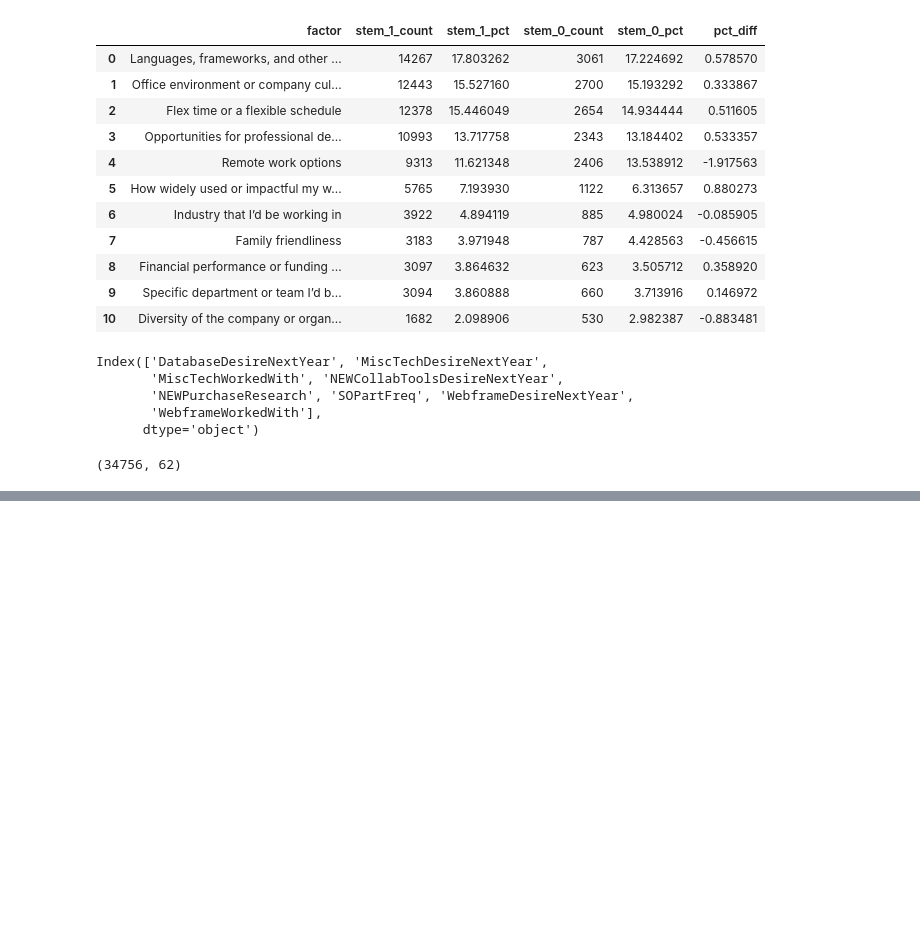
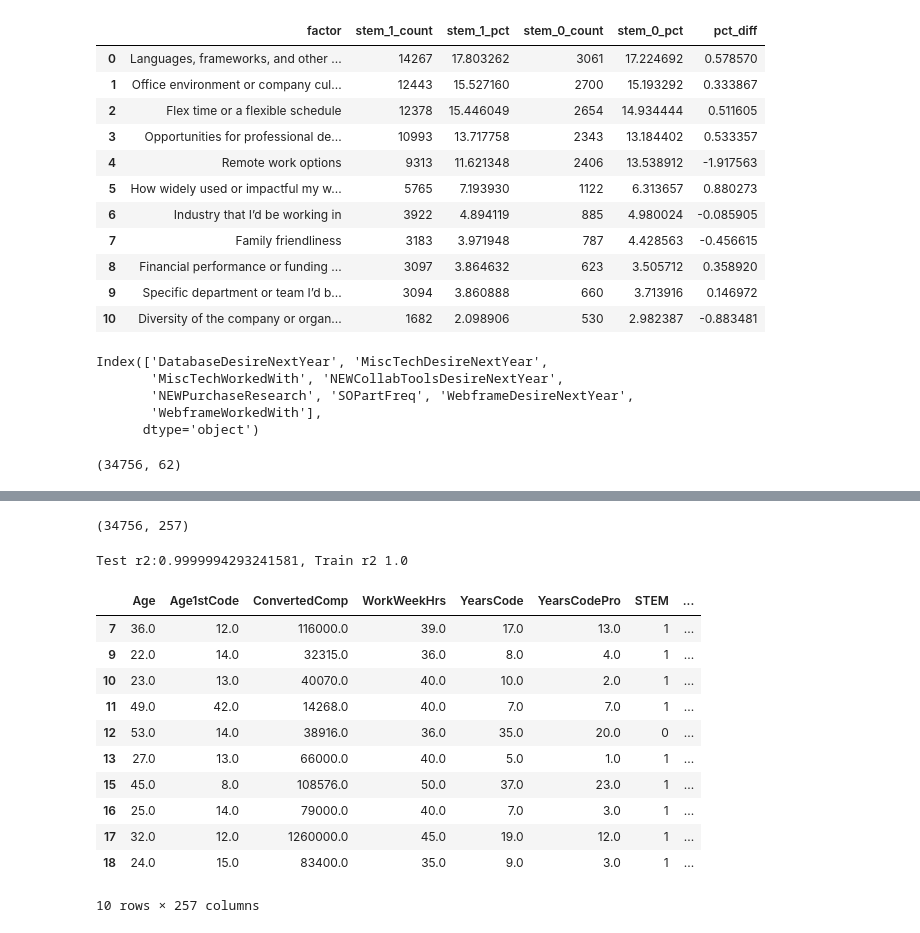
Before and after one commit to yutongwanyan98/My_Practices, a Jupyter notebook: so_survey.ipynb, the cells around one changed output, grey strips where cells are left out. Saved outputs shown, nothing was run; the diff lists cells and outputs as text; code cells hidden in the pictures; blank space fills up the shorter version.

```diff
--- a/so_survey.ipynb
+++ b/so_survey.ipynb
@@ -244,6 +249,14 @@ Index(['DatabaseDesireNextYear', 'MiscTechDesireNextYear',
 comp_2020.shape
 # %% [output]
 (34756, 62)
+# %%
+
+# less than 1 year ≈ 1
+# more than 50 years ≈ 51
+
+comp_2020['YearsCodePro'] = comp_2020['YearsCodePro'].replace({'Less than 1 year':0, 'More than 50 years':51}).astype('float')
+comp_2020['YearsCode'] = comp_2020['YearsCode'].replace({'Less than 1 year':0, 'More than 50 years':51}).astype('float')
+comp_2020['Age1stCode'] = comp_2020['Age1stCode'].replace({'Younger than 5 years' :4, 'Older than 85':86}).astype('float')
 # %%
 def clean_data(df):
     '''
@@ -262,17 +275,33 @@ def clean_data(df):
     5. For each numeric variable in X, fill the column with the mean value of the column.
     6. Create dummy columns for all the categorical variables in X, drop the original columns
     '''
+    # drop rows without converted comp
+    df = df.dropna(subset = ['ConvertedComp'], axis = 0)
+    y = df['ConvertedComp']
 
-    df = df.dropna(subset = ['ConvertedComp'])
+    # drop columns with 16% missing values
+    nulls = df.isnull().sum()/df.shape[0]
+    #df = df.drop(nulls.index[nulls > 0.16], axis=1)
 
-    nulls = df.isnull().sum()/df.shape[0]
-    df = df.drop(nulls.index[nulls > 0.16], axis=1)
-    df = df.drop([], axis=1)
+    df = df.drop(['Respondent','CompTotal',
+    'DatabaseDesireNextYear', 'MiscTechDesireNextYear','MiscTechWorkedWith',
+    'NEWCollabToolsDesireNextYear','NEWPurchaseResearch', 'SOPartFreq',
+    'WebframeDesireNextYear','WebframeWorkedWith',
+    'NEWJobHunt','NEWJobHuntResearch','LanguageDesireNextYear','LanguageWorkedWith',
+    'NEWCollabToolsWorkedWith','NEWStuck','NEWSOSites','UndergradMajor','NEWOffTopic','NEWPurpleLink',
+    'PlatformDesireNextYear','PlatformWorkedWith','MiscTechDesireNextYear', 'MiscTechWorkedWith','NEWDevOps',
+    #'SurveyEase','SurveyLength','WelcomeChange',
+    'WebframeWorkedWith','WebframeDesireNextYear',
+    'DevType','JobFactors','DatabaseWorkedWith','CurrencyDesc','CurrencySymbol','Ethnicity'
+    ],axis = 1)
 
-    # Fill numeric columns with the mean
+    # Fill numeric column null with the mean
     num_vars = df.select_dtypes(include=['float', 'int']).columns
     for col in num_vars:
-        df[col].fillna((df[col].mean()), inplace=True)
+        if col == 'STEM':
+            df[col].fillna((df[col].mode()), inplace=True)
+        else:
+            df[col].fillna((df[col].mean()), inplace=True)
 
     # Dummy the categorical variables
     cat_vars = df.select_dtypes(include=['object']).copy().columns
@@ -284,4 +313,4 @@ def clean_data(df):
     return X, y
 
 #Use the function to create X and y
-X, y = clean_data(df)
+X, y = clean_data(comp_2020)
@@ -287,0 +322,40 @@ X, y = clean_data(df)
+# %%
+# now we build the model
+X.shape
+# %% [output]
+(34756, 257)
+# %%
+# initial model
+model = LinearRegression(normalize=True)
+
+# # train, test split
+X_train, X_test, y_train, y_test = train_test_split(X, y, test_size=.30, random_state=42)
+
+# fit the model
+model.fit(X_train,y_train)
+
+# # predict
+y_predict_test = model.predict(X_test)
+y_predict_train = model.predict(X_train)
+
+# # score
+r2_score_test = r2_score(y_test,y_predict_test)
+r2_score_train = r2_score(y_train,y_predict_train)
+print(f'Test r2:{r2_score_test}, Train r2 {r2_score_train}')
+# %% [output]
+Test r2:0.9999994293241581, Train r2 1.0
+# %%
+X.head(10)
+# %% [output]
+|  | Age | Age1stCode | ConvertedComp | WorkWeekHrs | YearsCode | YearsCodePro | STEM | ... |
+| 7 | 36.0 | 12.0 | 116000.0 | 39.0 | 17.0 | 13.0 | 1 | ... |
+| 9 | 22.0 | 14.0 | 32315.0 | 36.0 | 8.0 | 4.0 | 1 | ... |
+| 10 | 23.0 | 13.0 | 40070.0 | 40.0 | 10.0 | 2.0 | 1 | ... |
+| 11 | 49.0 | 42.0 | 14268.0 | 40.0 | 7.0 | 7.0 | 1 | ... |
+| 12 | 53.0 | 14.0 | 38916.0 | 36.0 | 35.0 | 20.0 | 0 | ... |
+| 13 | 27.0 | 13.0 | 66000.0 | 40.0 | 5.0 | 1.0 | 1 | ... |
+| 15 | 45.0 | 8.0 | 108576.0 | 50.0 | 37.0 | 23.0 | 1 | ... |
+| 16 | 25.0 | 14.0 | 79000.0 | 40.0 | 7.0 | 3.0 | 1 | ... |
+| 17 | 32.0 | 12.0 | 1260000.0 | 45.0 | 19.0 | 12.0 | 1 | ... |
+| 18 | 24.0 | 15.0 | 83400.0 | 35.0 | 9.0 | 3.0 | 1 | ... |
+10 rows × 257 columns
```
Also changed, not shown: parts of 6 cells of this notebook.
